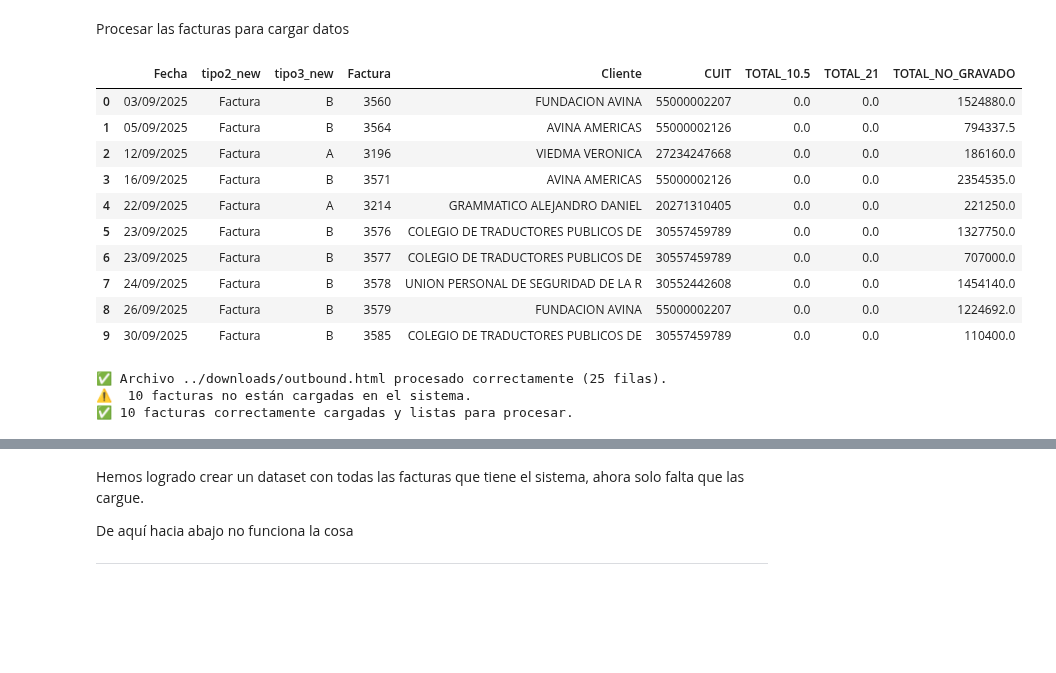
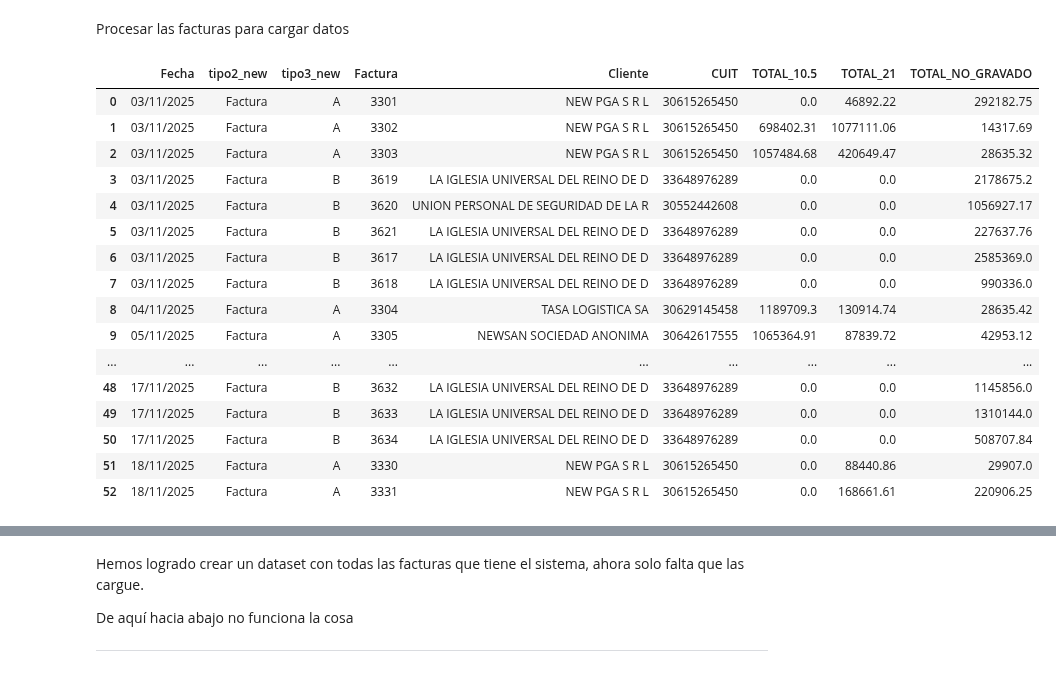
Before and after one commit to FEFO2/AFIP-nuevo, a Jupyter notebook: src/4.sales_upload.ipynb, the cells around one changed output, grey strips where cells are left out. Cells and saved outputs as stored; diff of their text form; code cells hidden in the pictures; blank space fills up the shorter version.

Commit message:
modificaciones por cambio de url en sistema propio

```diff
--- a/src/4.sales_upload.ipynb
+++ b/src/4.sales_upload.ipynb
@@ -236,7 +256,7 @@ import string
 import numpy as np
 import re
 
-data = pd.read_excel(r'../downloads/comprobantes_recibidos.xlsx', header=0, skiprows=1)
+data = pd.read_excel(r'../downloads/comprobantes_emitidos.xlsx', header=0, skiprows=1)
 
 #TIPO DE FACTURA
 data['codigo_fc'] = [int(re.match(r'(\d+)', x).group(1)) for x in data['Tipo']]
@@ -291,43 +311,49 @@ for col in columnas:
 columnas_tc = ['NETO 0','NETO 10.5', 'IVA 10.5', 'NETO 21', 'IVA 21', 'NO GRAVADO', 'EXENTO', 'IMPUESTOS', 'TOTAL_10.5', 'TOTAL_21']
 for col in columnas_tc:
     data[col] = data[col] * data['Tipo Cambio']
 
 # SUMAR LO QUE NO LLEVA IVA
 data['TOTAL_NO_GRAVADO'] = (data['NO GRAVADO'] + data['EXENTO'] + data['IMPUESTOS'] + data['NETO 0'])
 
 # Convertimos las columnas a str
 data['NETO 10.5'] = data['NETO 10.5'].astype(str)
 data['IVA 10.5'] = data['IVA 10.5'].astype(str)
 data['NETO 21'] = data['NETO 21'].astype(str)
 data['IVA 21'] = data['IVA 21'].astype(str)
 data['TOTAL_21'] = data['TOTAL_21'].astype(str)
 data['TOTAL_10.5'] = data['TOTAL_10.5'].astype(str)
 
 # PONER EN NEGATIVO LAS COLUMNAS QUE SON CREDITO
 for col in columnas:
     mask = (data['tipo2_new'] == 'Credito') | (data['tipo2_new'] == 'Pyme_nc')
     data.loc[mask, col] = -data.loc[mask, col].astype(float)
     data[col] = data[col].astype(str)
 
 # CREAR Y APLICAR MÁSCARA
 clean = ['Fecha','tipo2_new','tipo3_new', 'Factura',
         'Cliente','CUIT', 'TOTAL_10.5', 'TOTAL_21',
         'TOTAL_NO_GRAVADO']
 
 clean_data = data[clean]
 clean_data
 # %% [output]
 |  | Fecha | tipo2_new | tipo3_new | Factura | Cliente | CUIT | TOTAL_10.5 | TOTAL_21 | TOTAL_NO_GRAVADO |
-| 0 | 03/09/2025 | Factura | B | 3560 | FUNDACION AVINA | 55000002207 | 0.0 | 0.0 | 1524880.0 |
-| 1 | 05/09/2025 | Factura | B | 3564 | AVINA AMERICAS | 55000002126 | 0.0 | 0.0 | 794337.5 |
-| 2 | 12/09/2025 | Factura | A | 3196 | VIEDMA VERONICA | 27234247668 | 0.0 | 0.0 | 186160.0 |
-| 3 | 16/09/2025 | Factura | B | 3571 | AVINA AMERICAS | 55000002126 | 0.0 | 0.0 | 2354535.0 |
-| 4 | 22/09/2025 | Factura | A | 3214 | GRAMMATICO ALEJANDRO DANIEL | 20271310405 | 0.0 | 0.0 | 221250.0 |
-| 5 | 23/09/2025 | Factura | B | 3576 | COLEGIO DE TRADUCTORES PUBLICOS DE | 30557459789 | 0.0 | 0.0 | 1327750.0 |
-| 6 | 23/09/2025 | Factura | B | 3577 | COLEGIO DE TRADUCTORES PUBLICOS DE | 30557459789 | 0.0 | 0.0 | 707000.0 |
-| 7 | 24/09/2025 | Factura | B | 3578 | UNION PERSONAL DE SEGURIDAD DE LA R | 30552442608 | 0.0 | 0.0 | 1454140.0 |
-| 8 | 26/09/2025 | Factura | B | 3579 | FUNDACION AVINA | 55000002207 | 0.0 | 0.0 | 1224692.0 |
-| 9 | 30/09/2025 | Factura | B | 3585 | COLEGIO DE TRADUCTORES PUBLICOS DE | 30557459789 | 0.0 | 0.0 | 110400.0 |
+| 0 | 03/11/2025 | Factura | A | 3301 | NEW PGA S R L | 30615265450 | 0.0 | 46892.22 | 292182.75 |
+| 1 | 03/11/2025 | Factura | A | 3302 | NEW PGA S R L | 30615265450 | 698402.31 | 1077111.06 | 14317.69 |
+| 2 | 03/11/2025 | Factura | A | 3303 | NEW PGA S R L | 30615265450 | 1057484.68 | 420649.47 | 28635.32 |
+| 3 | 03/11/2025 | Factura | B | 3619 | LA IGLESIA UNIVERSAL DEL REINO DE D | 33648976289 | 0.0 | 0.0 | 2178675.2 |
+| 4 | 03/11/2025 | Factura | B | 3620 | UNION PERSONAL DE SEGURIDAD DE LA R | 30552442608 | 0.0 | 0.0 | 1056927.17 |
+| 5 | 03/11/2025 | Factura | B | 3621 | LA IGLESIA UNIVERSAL DEL REINO DE D | 33648976289 | 0.0 | 0.0 | 227637.76 |
+| 6 | 03/11/2025 | Factura | B | 3617 | LA IGLESIA UNIVERSAL DEL REINO DE D | 33648976289 | 0.0 | 0.0 | 2585369.0 |
+| 7 | 03/11/2025 | Factura | B | 3618 | LA IGLESIA UNIVERSAL DEL REINO DE D | 33648976289 | 0.0 | 0.0 | 990336.0 |
+| 8 | 04/11/2025 | Factura | A | 3304 | TASA LOGISTICA SA | 30629145458 | 1189709.3 | 130914.74 | 28635.42 |
+| 9 | 05/11/2025 | Factura | A | 3305 | NEWSAN SOCIEDAD ANONIMA | 30642617555 | 1065364.91 | 87839.72 | 42953.12 |
+| ... | ... | ... | ... | ... | ... | ... | ... | ... | ... |
+| 48 | 17/11/2025 | Factura | B | 3632 | LA IGLESIA UNIVERSAL DEL REINO DE D | 33648976289 | 0.0 | 0.0 | 1145856.0 |
+| 49 | 17/11/2025 | Factura | B | 3633 | LA IGLESIA UNIVERSAL DEL REINO DE D | 33648976289 | 0.0 | 0.0 | 1310144.0 |
+| 50 | 17/11/2025 | Factura | B | 3634 | LA IGLESIA UNIVERSAL DEL REINO DE D | 33648976289 | 0.0 | 0.0 | 508707.84 |
+| 51 | 18/11/2025 | Factura | A | 3330 | NEW PGA S R L | 30615265450 | 0.0 | 88440.86 | 29907.0 |
+| 52 | 18/11/2025 | Factura | A | 3331 | NEW PGA S R L | 30615265450 | 0.0 | 168661.61 | 220906.25 |
 # %%
 from afip_data_transformation import transform_afip_outbound_invoices # -> Transforma los comprobantes en formato que necesitamos
 from bookit_data_transformation import procesar_outbound_html # -> Transforma el registro de afip
@@ -340,10 +371,0 @@ import numpy as np
-# %%
-afip_data = pd.read_excel('../downloads/comprobantes_emitidos.xlsx', header=0, skiprows=1)
-
-afip_data_outbound = transform_afip_outbound_invoices(afip_data)
-bookit_data_outbound = procesar_outbound_html('../downloads/outbound.html')
-clean_data = comparar_facturas_venta(afip_data_outbound,bookit_data_outbound,1)
-# %% [output]
-✅ Archivo ../downloads/outbound.html procesado correctamente (25 filas).
-⚠️  10 facturas no están cargadas en el sistema.
-✅ 10 facturas correctamente cargadas y listas para procesar.
```
Also changed, not shown: parts of 5 cells of this notebook, 6 other files.
